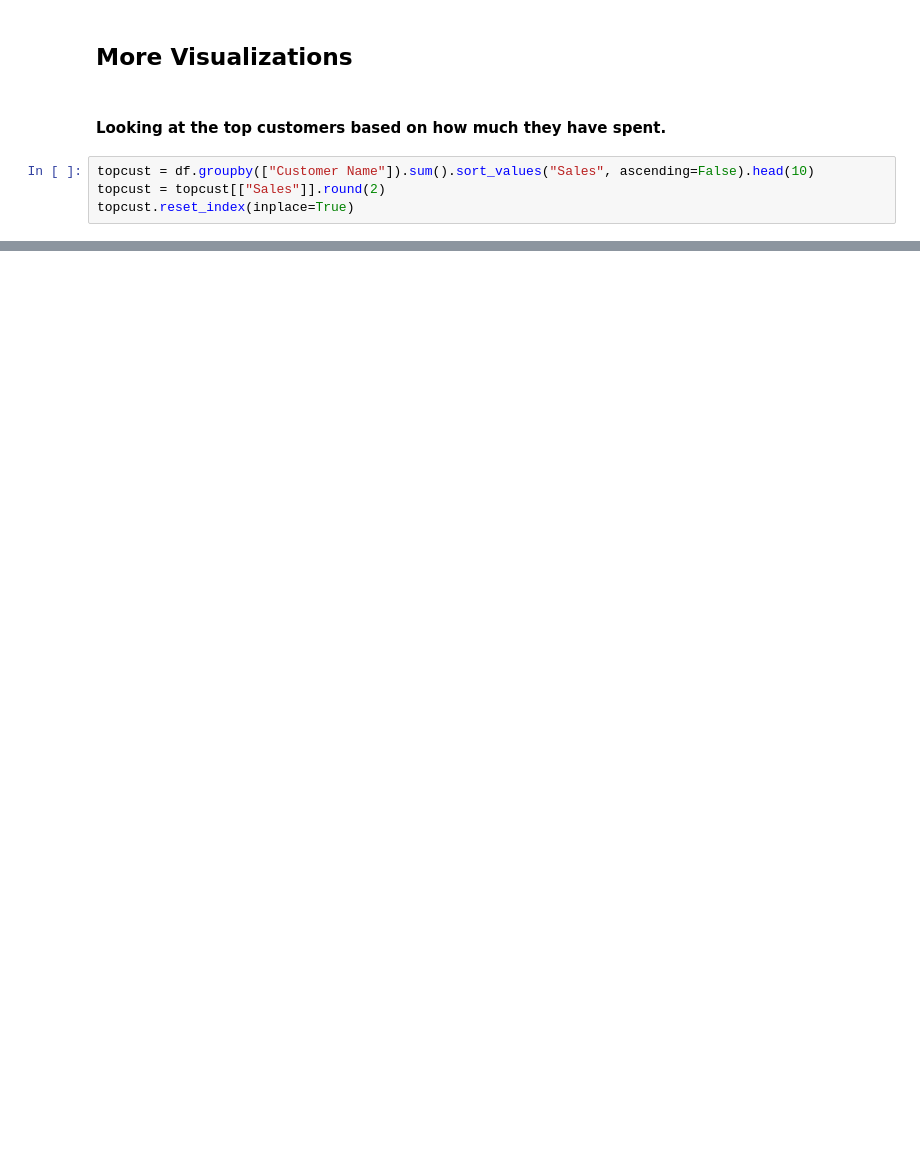
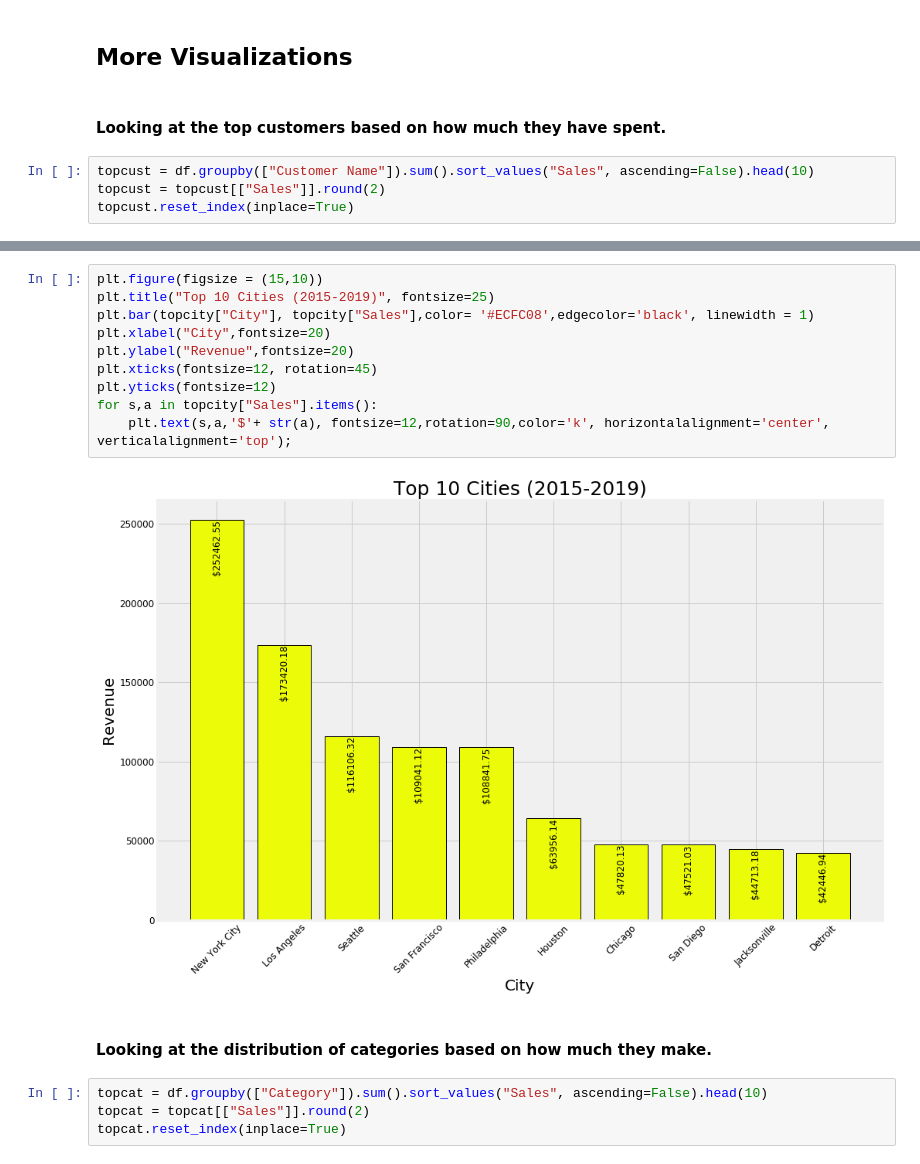
Before and after one commit to Moses-Lin/timeseries, a Jupyter notebook: EDA.ipynb, the cells around one changed output, grey strips where cells are left out. Cells and saved outputs as stored; diff of their text form; blank space fills up the shorter version.

```diff
--- a/EDA.ipynb
+++ b/EDA.ipynb
@@ -135,0 +342,18 @@ for k,v in topcust["Sales"].items():
+# %%
+plt.figure(figsize = (15,10))
+plt.title("Top 10 Cities (2015-2019)", fontsize=25)
+plt.bar(topcity["City"], topcity["Sales"],color= '#ECFC08',edgecolor='black', linewidth = 1)
+plt.xlabel("City",fontsize=20)
+plt.ylabel("Revenue",fontsize=20)
+plt.xticks(fontsize=12, rotation=45)
+plt.yticks(fontsize=12)
+for s,a in topcity["Sales"].items():
+    plt.text(s,a,'$'+ str(a), fontsize=12,rotation=90,color='k', horizontalalignment='center', verticalalignment='top');
+# %% [output]
+[figure, added]
+# %% [markdown]
+#### Looking at the distribution of categories based on how much they make.
+# %%
+topcat = df.groupby(["Category"]).sum().sort_values("Sales", ascending=False).head(10)
+topcat = topcat[["Sales"]].round(2)
+topcat.reset_index(inplace=True)
```
Also changed, not shown: parts of 22 cells of this notebook.
